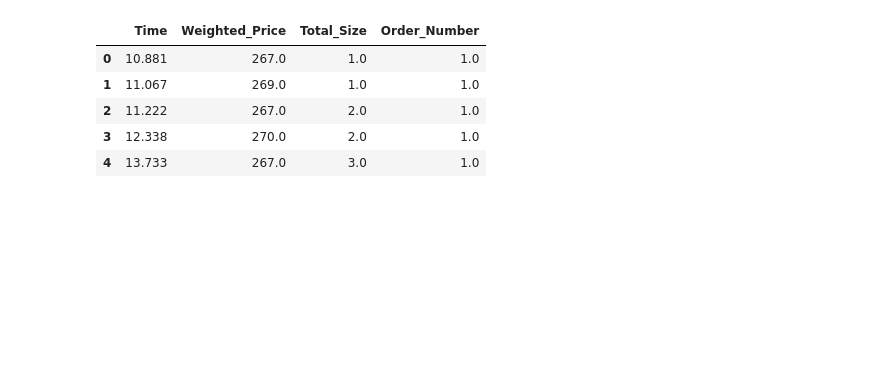
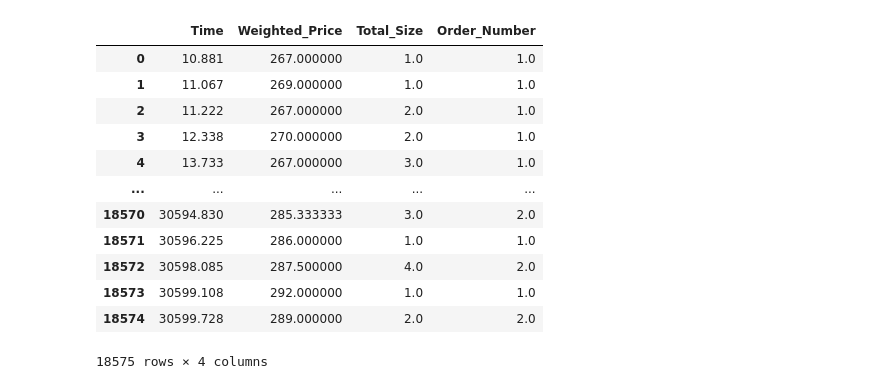
Before and after one commit to UoB-DSMP-2023-24/dsmp-2024-group17, a Jupyter notebook: LSTM.ipynb, the cells around one changed output. Cells and saved outputs as stored; diff of their text form; code cells hidden in the pictures; blank space fills up the shorter version.

```diff
--- a/LSTM.ipynb
+++ b/LSTM.ipynb
@@ -10,13 +10,20 @@ from sklearn.metrics import mean_squared_error
 # %%
 data = pd.read_csv("Clean_UoB_Set01_2025-01-02tapes.csv")
 # %%
-data.head()
+data
 # %% [output]
 |  | Time | Weighted_Price | Total_Size | Order_Number |
-| 0 | 10.881 | 267.0 | 1.0 | 1.0 |
-| 1 | 11.067 | 269.0 | 1.0 | 1.0 |
-| 2 | 11.222 | 267.0 | 2.0 | 1.0 |
-| 3 | 12.338 | 270.0 | 2.0 | 1.0 |
-| 4 | 13.733 | 267.0 | 3.0 | 1.0 |
+| 0 | 10.881 | 267.000000 | 1.0 | 1.0 |
+| 1 | 11.067 | 269.000000 | 1.0 | 1.0 |
+| 2 | 11.222 | 267.000000 | 2.0 | 1.0 |
+| 3 | 12.338 | 270.000000 | 2.0 | 1.0 |
+| 4 | 13.733 | 267.000000 | 3.0 | 1.0 |
+| ... | ... | ... | ... | ... |
+| 18570 | 30594.830 | 285.333333 | 3.0 | 2.0 |
+| 18571 | 30596.225 | 286.000000 | 1.0 | 1.0 |
+| 18572 | 30598.085 | 287.500000 | 4.0 | 2.0 |
+| 18573 | 30599.108 | 292.000000 | 1.0 | 1.0 |
+| 18574 | 30599.728 | 289.000000 | 2.0 | 2.0 |
+18575 rows × 4 columns
 # %%
 data_copy = data[['Time','Weighted_Price']].copy()
```
Also changed, not shown: parts of 19 cells of this notebook.
